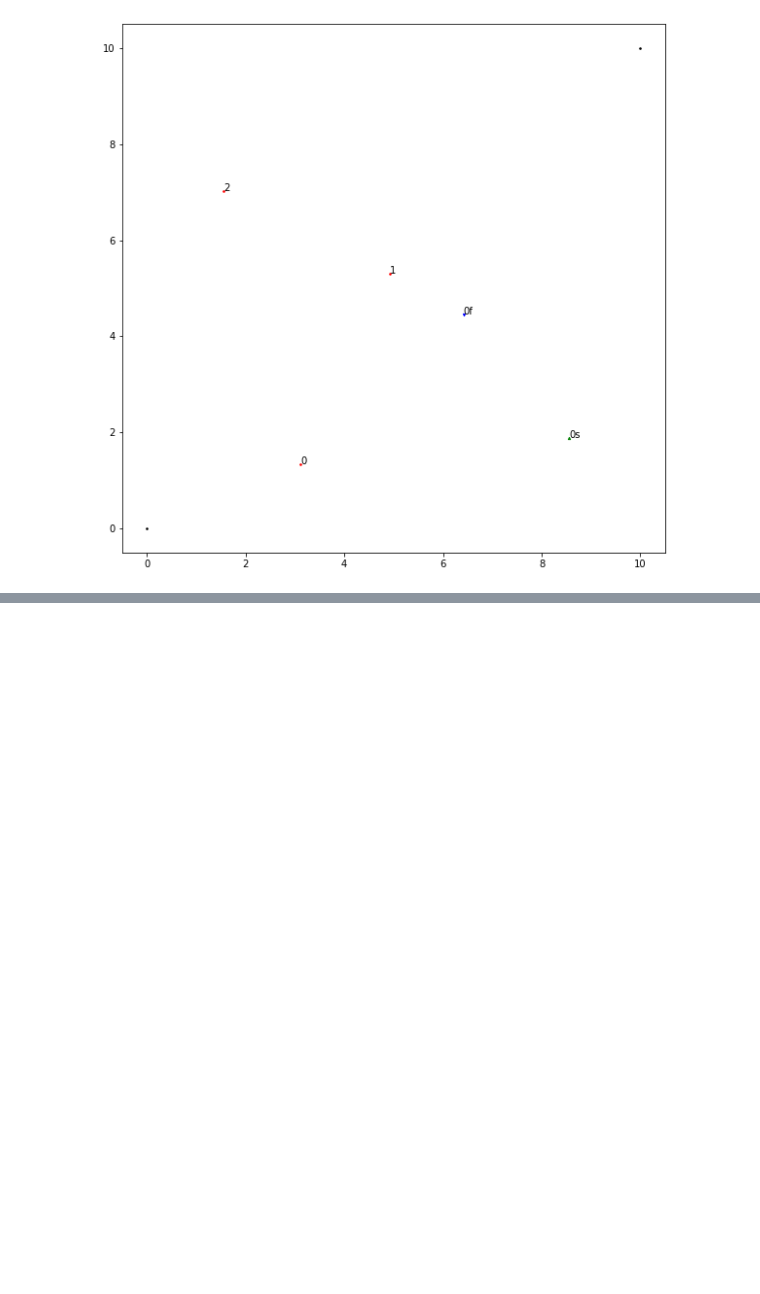
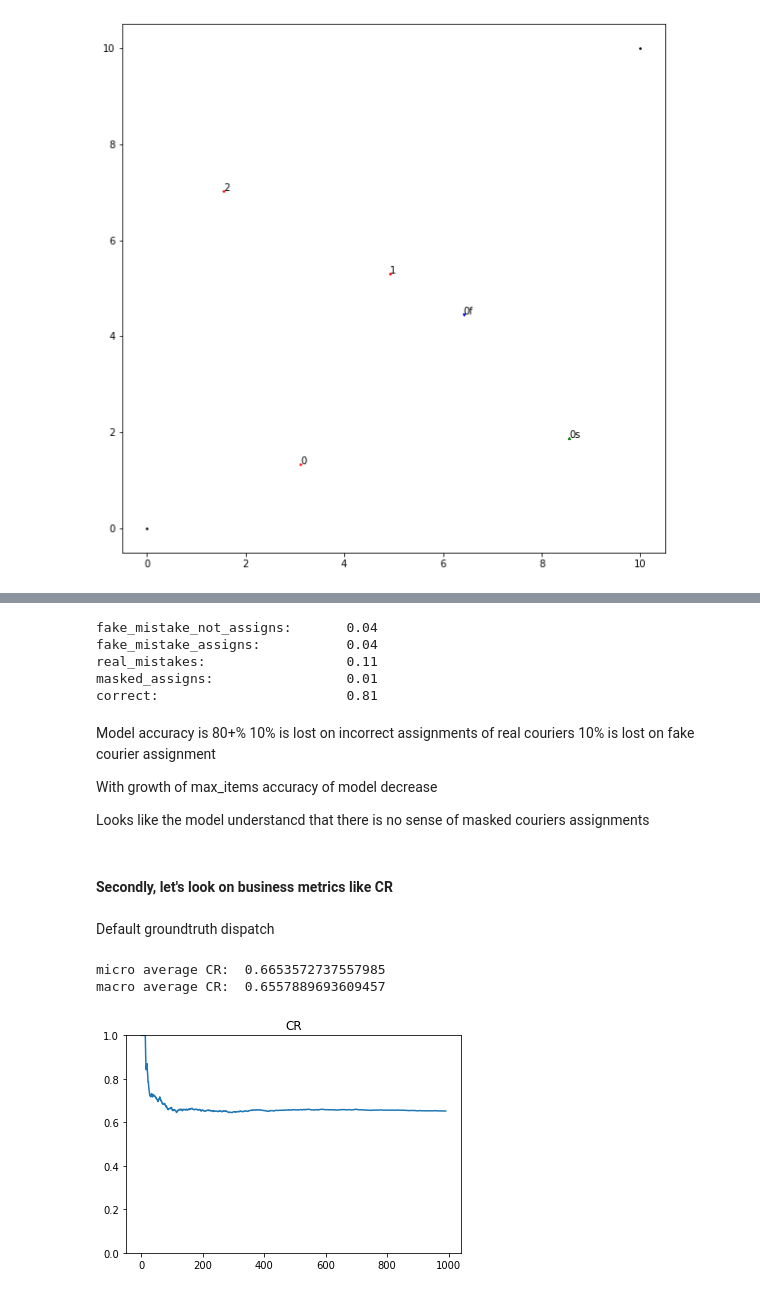
Before and after one commit to limon8884/delivery-RL, a Jupyter notebook: results.ipynb, the cells around one changed output, grey strips where cells are left out. Cells and saved outputs as stored; diff of their text form; code cells hidden in the pictures; blank space fills up the shorter version.

Commit message:
upd results and plot funcs

```diff
--- a/results.ipynb
+++ b/results.ipynb
@@ -294,0 +324,44 @@ No we can compare our groundtruth algorithm versus NN-based dispatch
+# %%
+from utils import get_metrics_batch
+from objects.point import Point
+metrics = get_metrics_batch(net, batch_size=10, n_samples=100, max_items=10, bounds=(Point(0, 0), Point(10, 10)))
+num_total_orders = sum(metrics.values())
+for k, v in metrics.items():
+    print(k + ':' + (30 - len(k)) * ' ', f'{v / num_total_orders:.2f}')
+# %% [output]
+fake_mistake_not_assigns:       0.04
+fake_mistake_assigns:           0.04
+real_mistakes:                  0.11
+masked_assigns:                 0.01
+correct:                        0.81
+# %% [markdown]
+Model accuracy is 80+%
+10% is lost on incorrect assignments of real couriers
+10% is lost on fake courier assignment
+
+With growth of max_items accuracy of model decrease
+
+Looks like the model understancd that there is no sense of masked couriers assignments
+# %% [markdown]
+#### Secondly, let's look on business metrics like CR
+# %% [markdown]
+Default groundtruth dispatch
+# %%
+from dispatch.dispatch import Dispatch
+from simulator.base_simulator import BaseSimulator
+from simulator.graphics import plot_CR
+
+dsp = Dispatch()
+sim = BaseSimulator(dsp)
+
+all_metrics = []
+for i in range(1000):
+    metrics = sim.GetMetrics()
+    all_metrics.append(metrics)
+    sim.Next()
+
+plot_CR(all_metrics)
+# %% [output]
+micro average CR:  0.6653572737557985
+macro average CR:  0.6557889693609457
+[figure, added]
```
Also changed, not shown: parts of 6 cells of this notebook, 2 other files.
